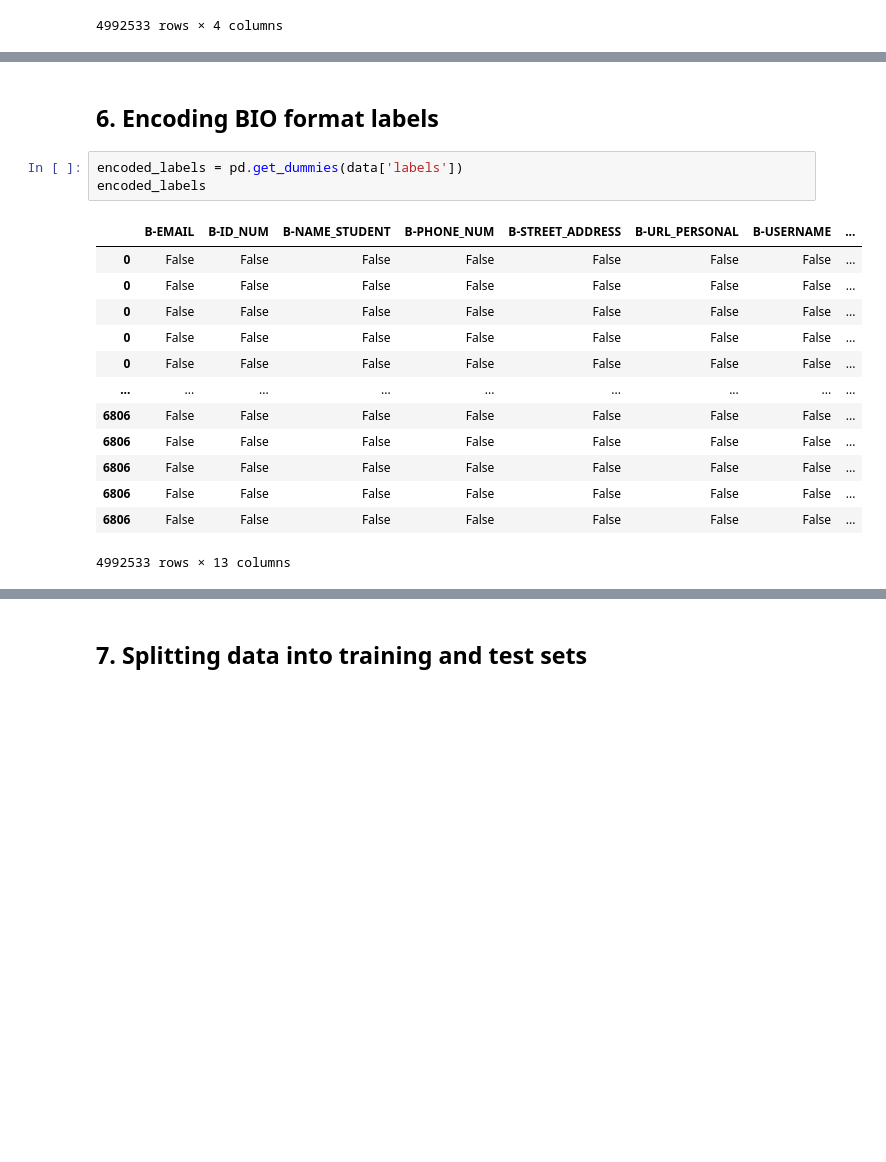
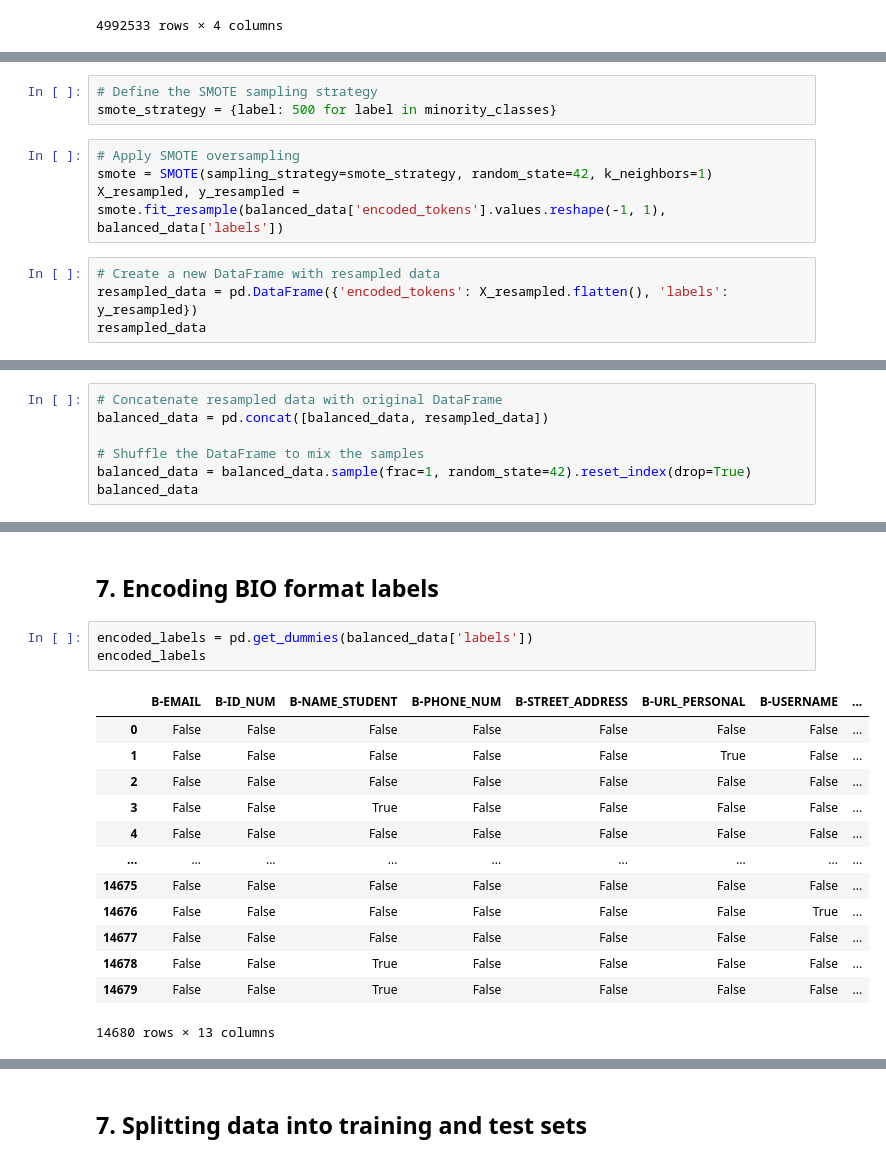
Before and after one commit to omar-basheer/PII-Identification-Model, a Jupyter notebook: PII_Milestone3.ipynb, the cells around one changed output, grey strips where cells are left out. Drawn from its saved outputs; the diff is of its cells as text; blank space fills up the shorter version.

```diff
--- a/PII_Milestone3.ipynb
+++ b/PII_Milestone3.ipynb
@@ -186,0 +306,11 @@ int64
+# %%
+# Define the SMOTE sampling strategy
+smote_strategy = {label: 500 for label in minority_classes}
+# %%
+# Apply SMOTE oversampling
+smote = SMOTE(sampling_strategy=smote_strategy, random_state=42, k_neighbors=1)
+X_resampled, y_resampled = smote.fit_resample(balanced_data['encoded_tokens'].values.reshape(-1, 1), balanced_data['labels'])
+# %%
+# Create a new DataFrame with resampled data
+resampled_data = pd.DataFrame({'encoded_tokens': X_resampled.flatten(), 'labels': y_resampled})
+resampled_data
@@ -186,0 +331,7 @@ int64
+# %%
+# Concatenate resampled data with original DataFrame
+balanced_data = pd.concat([balanced_data, resampled_data])
+
+# Shuffle the DataFrame to mix the samples
+balanced_data = balanced_data.sample(frac=1, random_state=42).reset_index(drop=True)
+balanced_data
@@ -187,22 +370,22 @@ int64
 # %% [markdown]
-## 6. Encoding BIO format labels
+## 7. Encoding BIO format labels
 # %%
-encoded_labels = pd.get_dummies(data['labels'])
+encoded_labels = pd.get_dummies(balanced_data['labels'])
 encoded_labels
 # %% [output]
 |  | B-EMAIL | B-ID_NUM | B-NAME_STUDENT | B-PHONE_NUM | B-STREET_ADDRESS | B-URL_PERSONAL | B-USERNAME | ... |
 | 0 | False | False | False | False | False | False | False | ... |
-| 0 | False | False | False | False | False | False | False | ... |
-| 0 | False | False | False | False | False | False | False | ... |
-| 0 | False | False | False | False | False | False | False | ... |
-| 0 | False | False | False | False | False | False | False | ... |
+| 1 | False | False | False | False | False | True | False | ... |
+| 2 | False | False | False | False | False | False | False | ... |
+| 3 | False | False | True | False | False | False | False | ... |
+| 4 | False | False | False | False | False | False | False | ... |
 | ... | ... | ... | ... | ... | ... | ... | ... | ... |
-| 6806 | False | False | False | False | False | False | False | ... |
-| 6806 | False | False | False | False | False | False | False | ... |
-| 6806 | False | False | False | False | False | False | False | ... |
-| 6806 | False | False | False | False | False | False | False | ... |
-| 6806 | False | False | False | False | False | False | False | ... |
+| 14675 | False | False | False | False | False | False | False | ... |
+| 14676 | False | False | False | False | False | False | True | ... |
+| 14677 | False | False | False | False | False | False | False | ... |
+| 14678 | False | False | True | False | False | False | False | ... |
+| 14679 | False | False | True | False | False | False | False | ... |
-4992533 rows × 13 columns
+14680 rows × 13 columns
 # %%
 encoded_labels_tensor = torch.tensor(encoded_labels.values, dtype=torch.int64)
 categories = torch.argmax(encoded_labels_tensor, dim=1)
```
Also changed, not shown: parts of 33 cells of this notebook.
